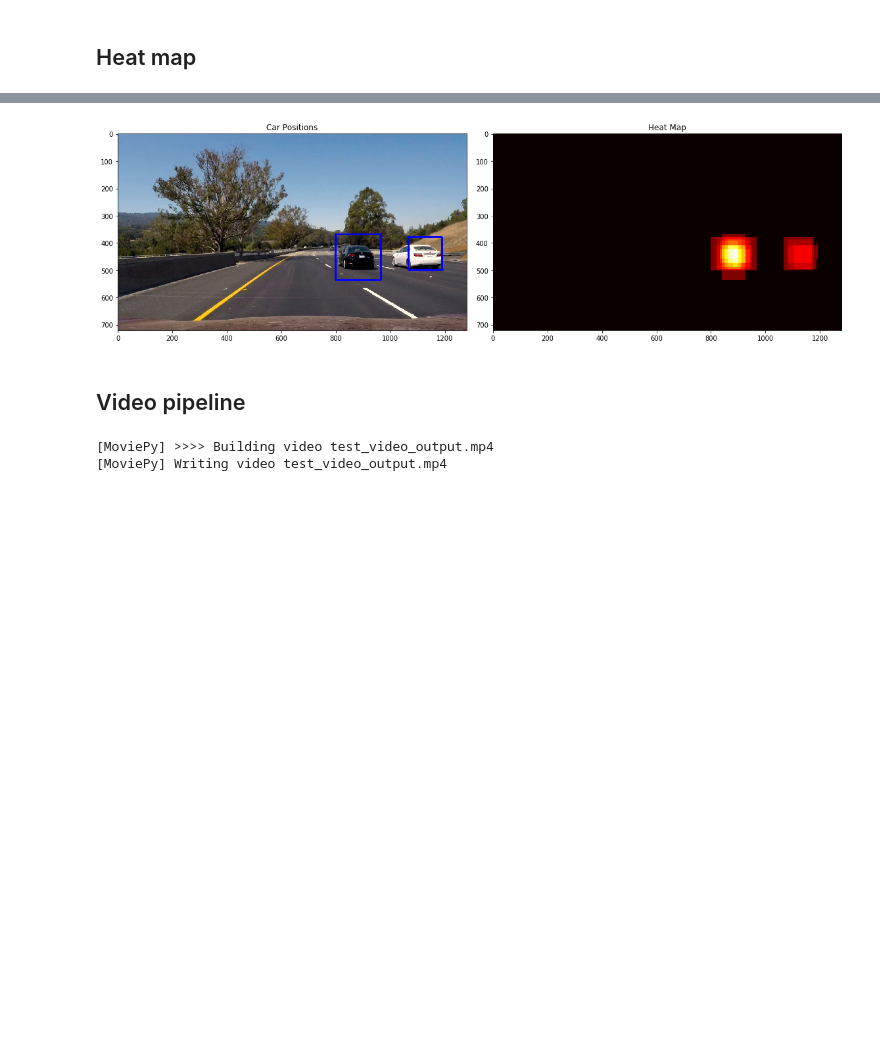
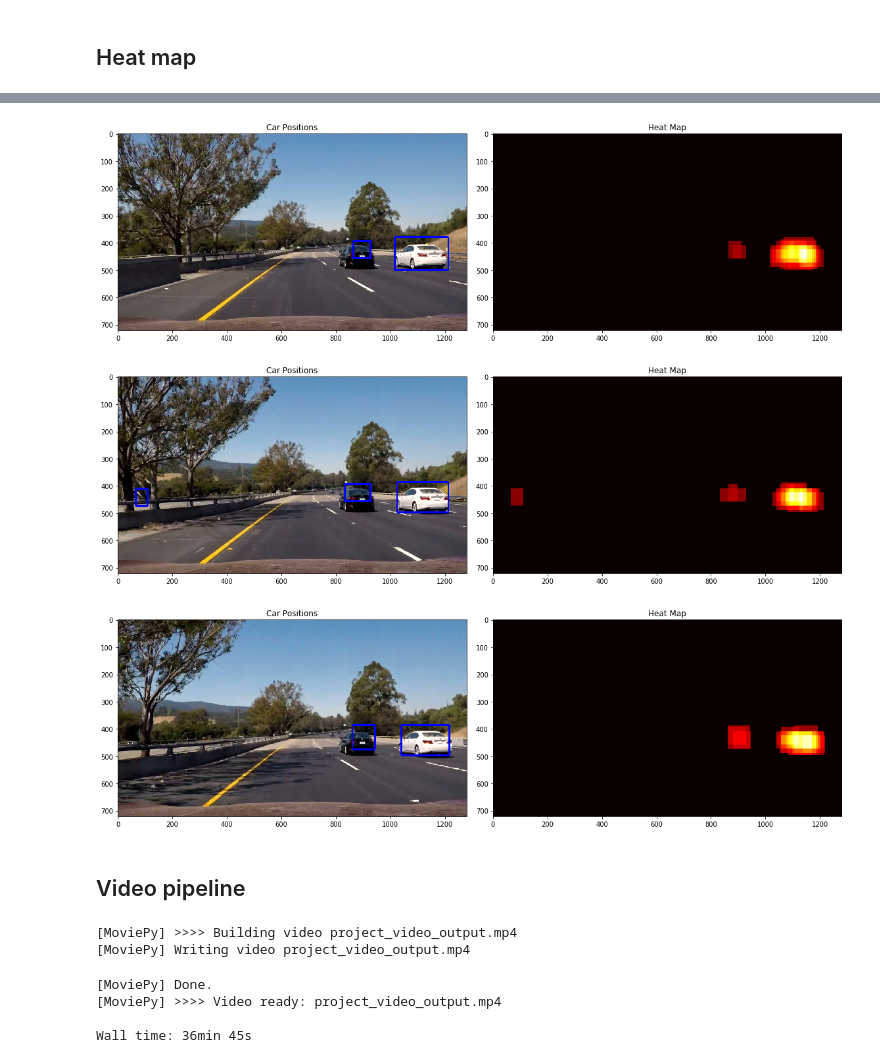
Before and after one commit to cazacov/CarND-Vehicle-Detection, a Jupyter notebook: project.ipynb, the cells around one changed output, grey strips where cells are left out. Cells and saved outputs as stored; diff of their text form; code cells hidden in the pictures; blank space fills up the shorter version.

```diff
--- a/project.ipynb
+++ b/project.ipynb
@@ -14,8 +14,8 @@ class MyParameters():
         self.spatial_color_space = spatial_color_space
         self.spatial_size = spatial_size
         self.spatial_color_channel = 0
-        self.nbins=nbins,
-        self.bins_range=bins_range,
+        self.nbins=nbins
+        self.bins_range=bins_range
         self.spatial_feat = spatial_feat
         self.hist_feat = hist_feat
         self.hog_feat = hog_feat
@@ -23,7 +23,7 @@ class MyParameters():
 
 parameters = MyParameters(
     hog_color_space = 'YCrCb',
-    orient=17,
+    orient=9,
     pix_per_cell=8,
     cell_per_block=2,
     hog_channel=0,
@@ -33,7 +33,7 @@ parameters = MyParameters(
     nbins=32,
     bins_range=(0, 256),
     spatial_feat=True,
-    hist_feat=False,
+    hist_feat=True,
     hog_feat=True
 )
 # %% [markdown]
@@ -687,7 +691,9 @@ def show_heatmap(fname, scaler, clf, parameters):
     fig.tight_layout()
     plt.show()
 
-show_heatmap('./test_video/frame000.jpg',X_scaler,clf,parameters)
+show_heatmap('./test_video/frame010.jpg',X_scaler,clf,parameters)
+show_heatmap('./test_video/frame015.jpg',X_scaler,clf,parameters)
+show_heatmap('./test_video/frame020.jpg',X_scaler,clf,parameters)
 
 #show_heatmap('./test_images/test1.jpg',X_scaler,clf,parameters)
 #show_heatmap('./test_images/test2.jpg',X_scaler,clf,parameters)
@@ -699,4 +707,6 @@ show_heatmap('./test_video/frame000.jpg',X_scaler,clf,parameters)
-[figure, old version]
+[figure, new version]
+[figure, added]
+[figure, added]
 # %% [markdown]
 ## Video pipeline
 # %%
@@ -740,12 +750,16 @@ def process_video_frame(image):
 from moviepy.editor import VideoFileClip
 from IPython.display import HTML
 
-sampe_video = 'test_video.mp4'
-video_output = 'test_video_output.mp4'
+sampe_video = 'project_video.mp4'
+video_output = 'project_video_output.mp4'
 
 clip1 = VideoFileClip(sampe_video)
 white_clip = clip1.fl_image(process_video_frame)
 %time white_clip.write_videofile(video_output, audio=False)
 # %% [output]
-[MoviePy] >>>> Building video test_video_output.mp4
-[MoviePy] Writing video test_video_output.mp4
+[MoviePy] >>>> Building video project_video_output.mp4
+[MoviePy] Writing video project_video_output.mp4
+[MoviePy] Done.
+[MoviePy] >>>> Video ready: project_video_output.mp4
+
+Wall time: 36min 45s
```
Also changed, not shown: parts of 8 cells of this notebook, 5 other files.
